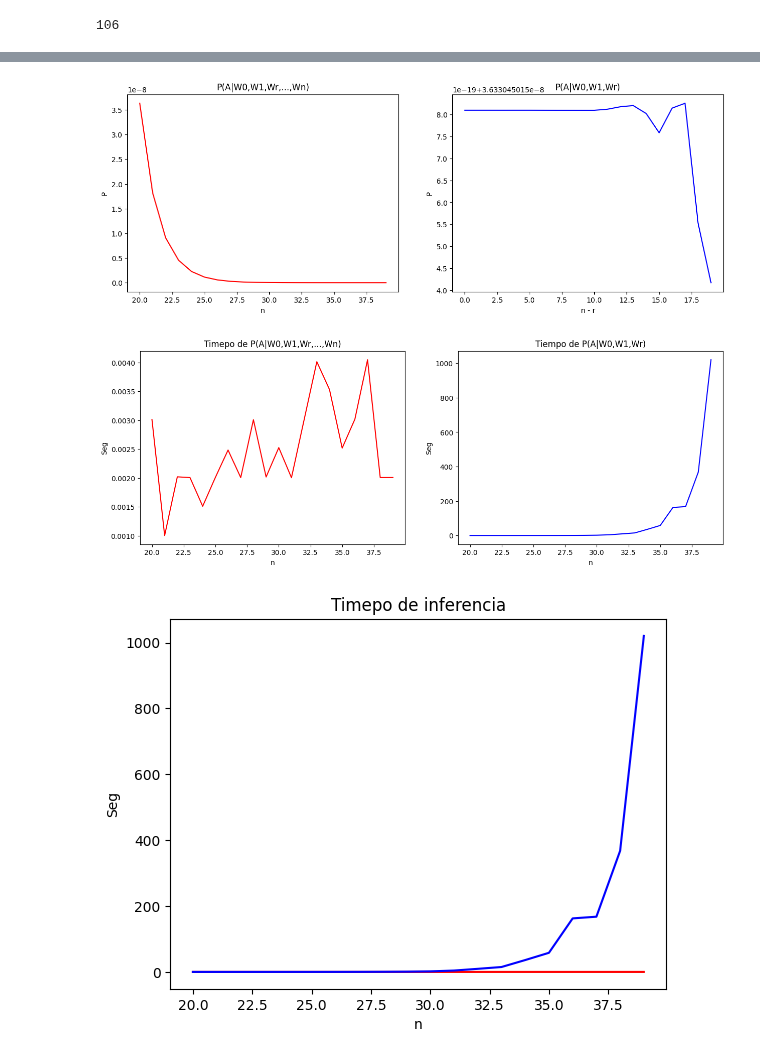
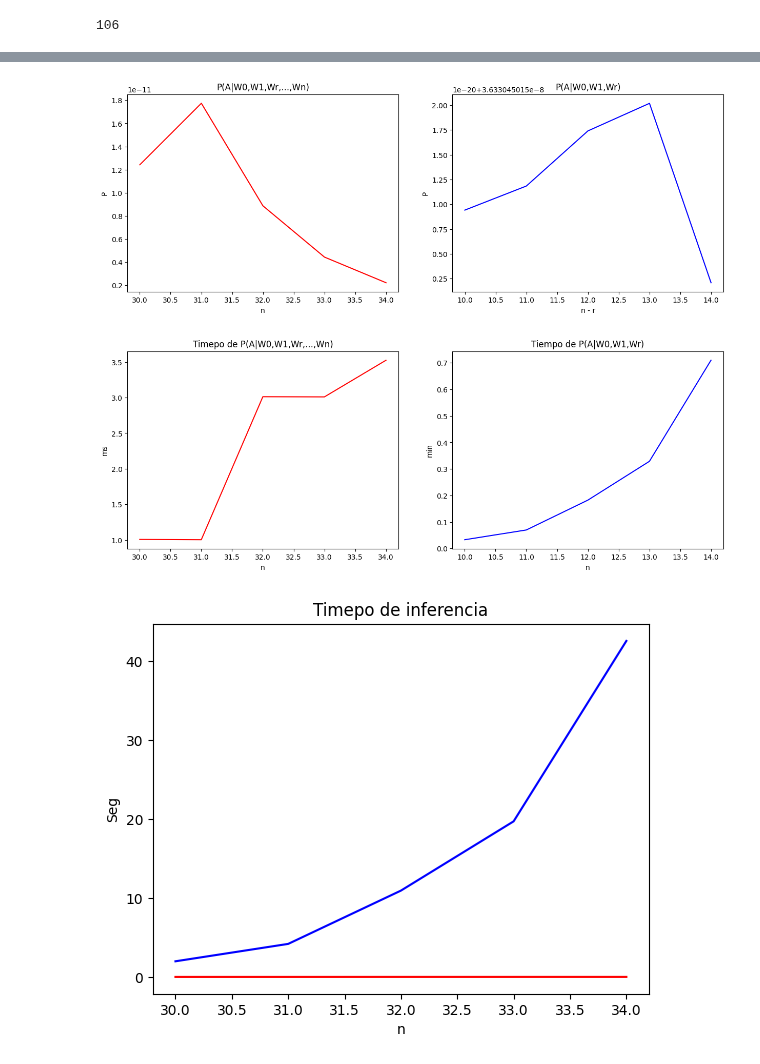
Before and after one commit to robertorys/Tesis, a Jupyter notebook: Test_mib_v2_3_1.ipynb, the cells around one changed output, grey strips where cells are left out. Drawn from its saved outputs; the diff is of its cells as text; code cells hidden in the pictures.

```diff
--- a/Test_mib_v2_3_1.ipynb
+++ b/Test_mib_v2_3_1.ipynb
@@ -1143,20 +1143,24 @@ PT_A.print_table()
 vocab_inter = vocab_test & autor_vocabulario
 vocab_dif = autor_vocabulario - vocab_test
 
-print(len(vocab_inter))
+# print(len(vocab_inter))
+# print(len(vocab_dif))
+nuevo_vocab = vocab_inter.copy()
+
+for i in range(10):
+    nuevo_vocab.add(vocab_dif.pop())
+
+print(len(nuevo_vocab))
 print(len(vocab_dif))
-
-nuevo_vocab = vocab_inter.copy()
 
 ps_rn = []
 t_ps_rn = []
 ps_n = []
 t_ps_n = []
 xn_p = []
-
-for i in range(20):
+df_train_T = df_train.copy()
+for i in range(5):
     xn_p.append(len(nuevo_vocab))
-    df_train_T = df_train.copy()
     df_train_T['nuevo_texto'] = df_train_T.texto.str.split().\
         apply(lambda texto: [w for w in texto if w in nuevo_vocab]).\
         apply(lambda x : ' '.join(x))
@@ -1227,6 +1231,7 @@ for i in range(20):
             values_wi.append(1)
         else:
             values_wi.append(0)
+
     inicio = time.time()
     # p = Q_PATW.Query_lg(vars=tuple([A]), indep=tuple([W[w] for w in W]), vars_values= tuple(['jean de la fontaine']), indep_values=values_wi)
     p = Q_PATW.Query(vars=tuple([A]), indep=tuple([W[w] for w in W]), indep_values=values_wi)
@@ -1236,12 +1241,17 @@ for i in range(20):
 
     indep_wi = tuple([W[w] for w in vocab_inter])
     values_iwi = tuple([1 for w in indep_wi])
+
     inicio = time.time()
     # p = Q_PATW.Query_lg(vars=tuple([A]), indep = indep_wi, vars_values = tuple(['jean de la fontaine']), indep_values = values_iwi)
-    p = Q_PATW.Query(vars=tuple([A]), indep = indep_wi, indep_values = values_iwi)
+    # p = Q_PATW.Query(vars=tuple([A]), indep = indep_wi, indep_values = values_iwi)
+    p = Q_PATW.Query_mp(vars=tuple([A]), indep = indep_wi, indep_values = values_iwi, lote_n=20000, procces_n=20)
     fin = time.time()
     ps_rn.append(p)
     t_ps_rn.append(fin - inicio)
-    print(i+1)
+
+    print("n-r = {}".format(len(nuevo_vocab) - 20))
     nuevo_vocab.add(vocab_dif.pop())
+    W.clear()
+    PW_AT.clear()
 # %% [output]
@@ -1296,24 +1312,24 @@ axs[1].set_xlabel("n - r")
 axs[1].set_ylabel("P")
 plt.show()
 # %% [output]
-[figure, old version]
+[figure, new version]
 # %%
 fig, axs = plt.subplots(1, 2)
 fig.set_size_inches(15,5)
 
-axs[0].plot(xn_p, t_ps_n, color = 'r',label = "Como decisión")
+axs[0].plot(xn_p, [t * 1000 for t in t_ps_n], color = 'r',label = "Como decisión")
 axs[0].set_title("Timepo de P(A|W0,W1,Wr,...,Wn)")
 axs[0].set_xlabel("n")
-axs[0].set_ylabel("Seg")
+axs[0].set_ylabel("ms")
 
 
-axs[1].plot(xn_p, t_ps_rn, color = 'b', label = "Con división")
+axs[1].plot([n-20 for n in xn_p], [t/60 for t in t_ps_rn], color = 'b', label = "Con división")
 axs[1].set_title("Tiempo de P(A|W0,W1,Wr)")
 axs[1].set_xlabel("n")
-axs[1].set_ylabel("Seg")
+axs[1].set_ylabel("min")
 plt.show()
 # %% [output]
-[figure, old version]
+[figure, new version]
 # %%
 fig, axs = plt.subplots()
 
@@ -1326,4 +1342,4 @@ axs.set_ylabel("Seg")
 
 plt.show()
 # %% [output]
-[figure, old version]
+[figure, new version]
```
Also changed, not shown: parts of 4 cells of this notebook, 1 other file.
